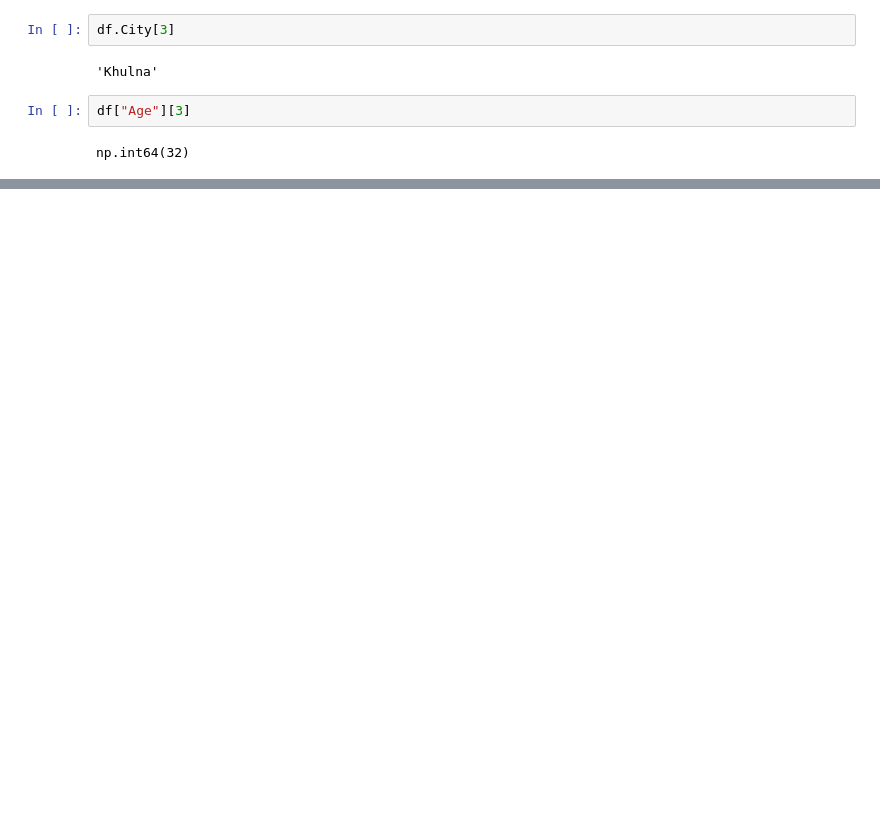
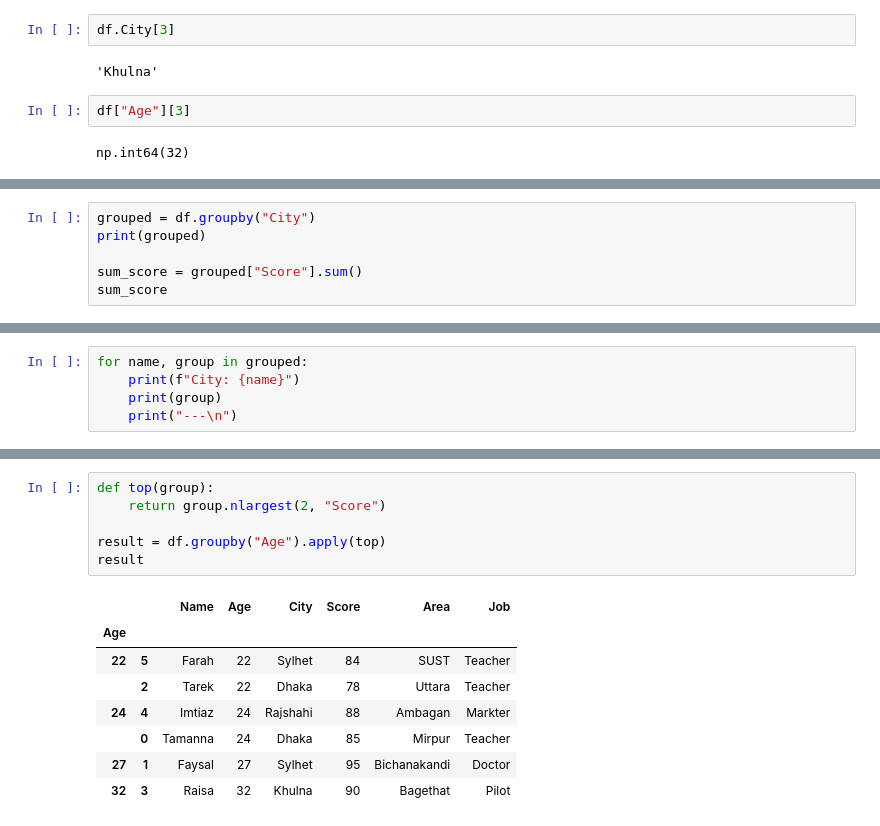
Before and after one commit to Musfique-Ahmed/Shongjog-Python-Course, a Jupyter notebook: Unit_4 Class_2/prac.ipynb, the cells around one changed output, grey strips where cells are left out. Saved outputs shown, nothing was run; the diff lists cells and outputs as text; blank space fills up the shorter version.

```diff
--- a/Unit_4 Class_2/prac.ipynb
+++ b/Unit_4 Class_2/prac.ipynb
@@ -62,0 +170,6 @@ df[["Name", "City"]].head()
+# %%
+grouped = df.groupby("City")
+print(grouped)
+
+sum_score = grouped["Score"].sum()
+sum_score
@@ -62,0 +215,5 @@ df[["Name", "City"]].head()
+# %%
+for name, group in grouped:
+    print(f"City: {name}")
+    print(group)
+    print("---\n")
@@ -62,0 +257,15 @@ df[["Name", "City"]].head()
+# %%
+def top(group):
+    return group.nlargest(2, "Score")
+
+result = df.groupby("Age").apply(top)
+result
+# %% [output]
+|  |  | Name | Age | City | Score | Area | Job |
+| Age |  |  |  |  |  |  |  |
+| 22 | 5 | Farah | 22 | Sylhet | 84 | SUST | Teacher |
+|  | 2 | Tarek | 22 | Dhaka | 78 | Uttara | Teacher |
+| 24 | 4 | Imtiaz | 24 | Rajshahi | 88 | Ambagan | Markter |
+|  | 0 | Tamanna | 24 | Dhaka | 85 | Mirpur | Teacher |
+| 27 | 1 | Faysal | 27 | Sylhet | 95 | Bichanakandi | Doctor |
+| 32 | 3 | Raisa | 32 | Khulna | 90 | Bagethat | Pilot |
```
Also changed, not shown: parts of 34 cells of this notebook, 1 other file.
